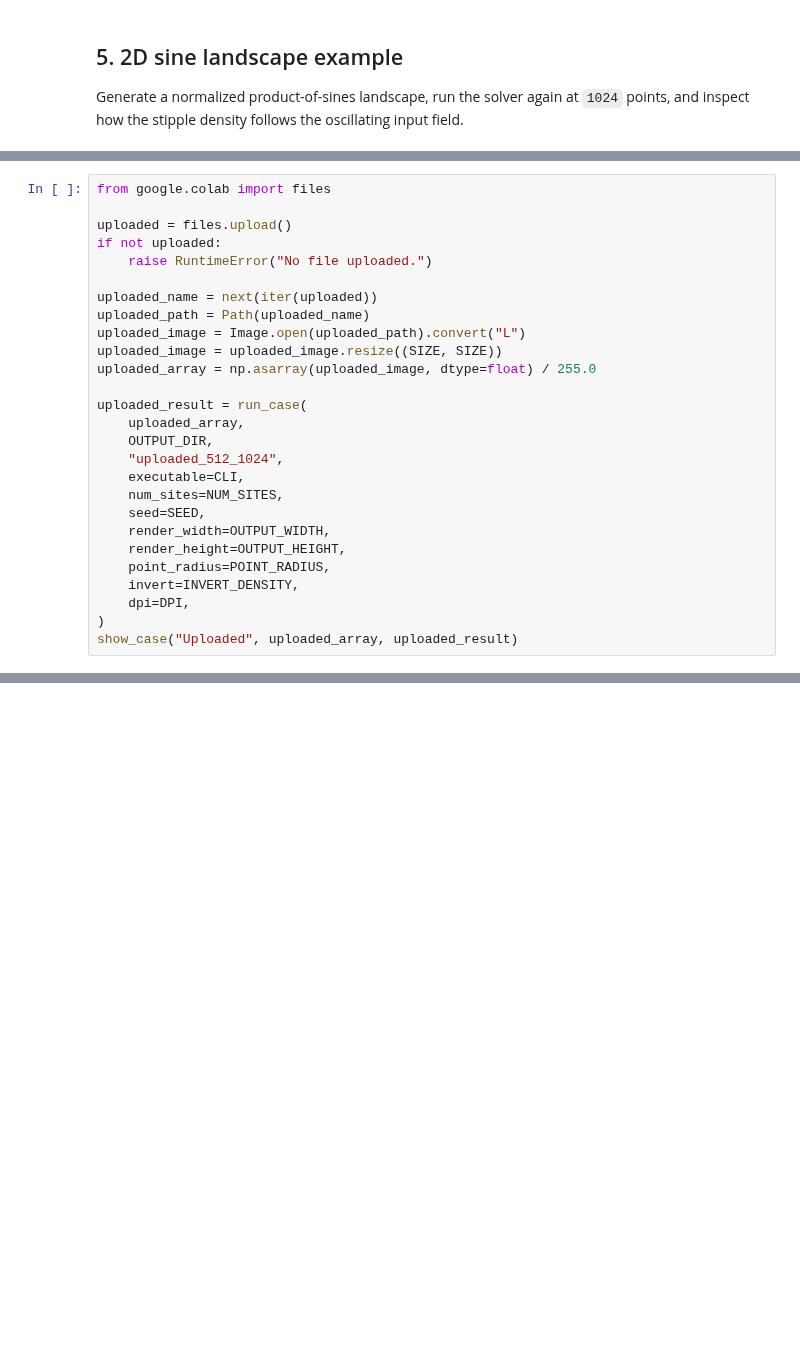
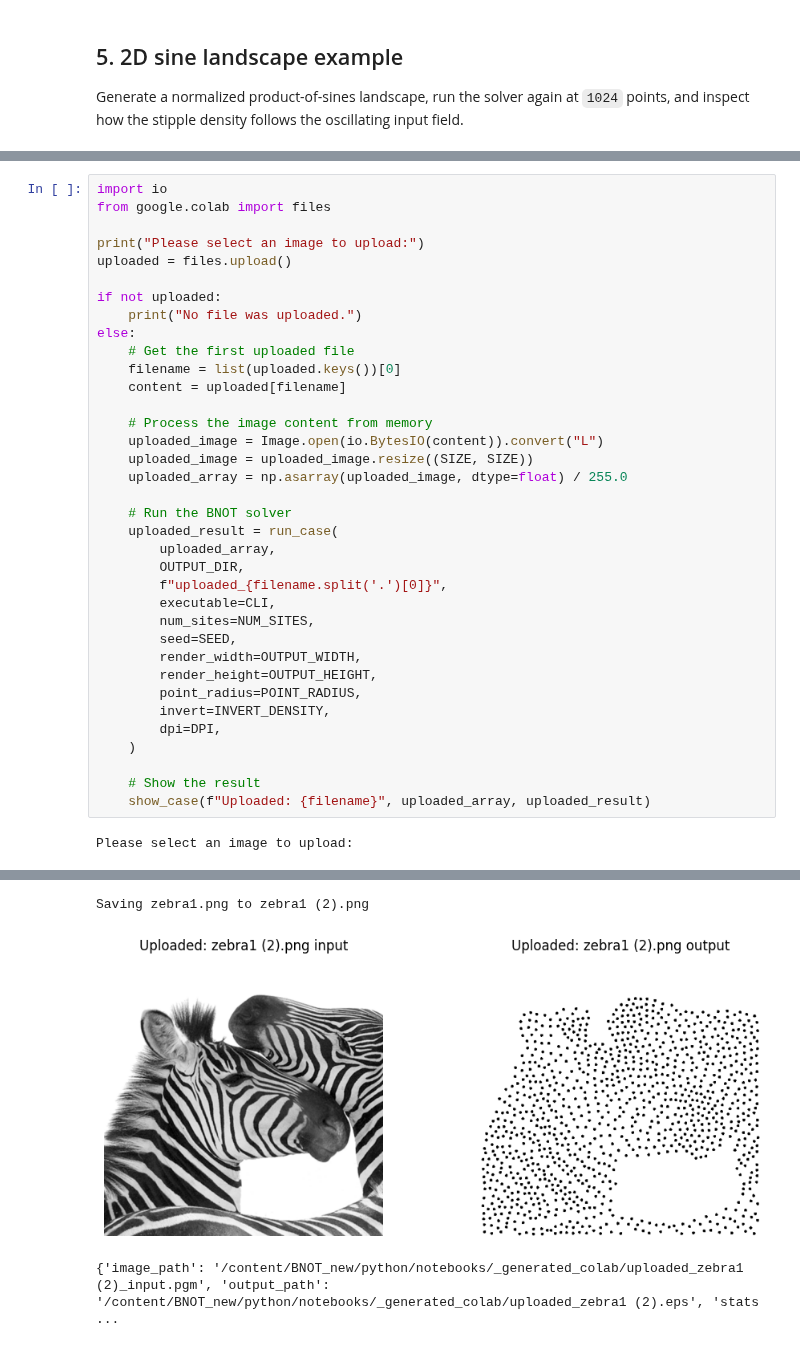
Before and after one commit to Musialski-Research-Group/BNOT_new, a Jupyter notebook: python/notebooks/bnot_quickstart_colab.ipynb, the cells around one changed output, grey strips where cells are left out. Drawn from its saved outputs; the diff is of its cells as text; blank space fills up the shorter version.

```diff
--- a/python/notebooks/bnot_quickstart_colab.ipynb
+++ b/python/notebooks/bnot_quickstart_colab.ipynb
@@ -233,27 +296,38 @@ Upload any image, convert it to grayscale with Pillow, resize it to the configur
 # %%
+import io
 from google.colab import files
 
+print("Please select an image to upload:")
 uploaded = files.upload()
+
 if not uploaded:
-    raise RuntimeError("No file uploaded.")
+    print("No file was uploaded.")
+else:
+    # Get the first uploaded file
+    filename = list(uploaded.keys())[0]
+    content = uploaded[filename]
 
-uploaded_name = next(iter(uploaded))
-uploaded_path = Path(uploaded_name)
-uploaded_image = Image.open(uploaded_path).convert("L")
-uploaded_image = uploaded_image.resize((SIZE, SIZE))
-uploaded_array = np.asarray(uploaded_image, dtype=float) / 255.0
+    # Process the image content from memory
+    uploaded_image = Image.open(io.BytesIO(content)).convert("L")
+    uploaded_image = uploaded_image.resize((SIZE, SIZE))
+    uploaded_array = np.asarray(uploaded_image, dtype=float) / 255.0
 
-uploaded_result = run_case(
-    uploaded_array,
-    OUTPUT_DIR,
-    "uploaded_512_1024",
-    executable=CLI,
-    num_sites=NUM_SITES,
-    seed=SEED,
-    render_width=OUTPUT_WIDTH,
-    render_height=OUTPUT_HEIGHT,
-    point_radius=POINT_RADIUS,
-    invert=INVERT_DENSITY,
-    dpi=DPI,
-)
-show_case("Uploaded", uploaded_array, uploaded_result)
+    # Run the BNOT solver
+    uploaded_result = run_case(
+        uploaded_array,
+        OUTPUT_DIR,
+        f"uploaded_{filename.split('.')[0]}",
+        executable=CLI,
+        num_sites=NUM_SITES,
+        seed=SEED,
+        render_width=OUTPUT_WIDTH,
+        render_height=OUTPUT_HEIGHT,
+        point_radius=POINT_RADIUS,
+        invert=INVERT_DENSITY,
+        dpi=DPI,
+    )
+
+    # Show the result
+    show_case(f"Uploaded: {filename}", uploaded_array, uploaded_result)
+# %% [output]
+Please select an image to upload:
@@ -259,0 +335,3 @@ show_case("Uploaded", uploaded_array, uploaded_result)
+Saving zebra1.png to zebra1 (2).png
+[figure, added]
+{'image_path': '/content/BNOT_new/python/notebooks/_generated_colab/uploaded_zebra1 (2)_input.pgm', 'output_path': '/content/BNOT_new/python/notebooks/_generated_colab/uploaded_zebra1 (2).eps', 'stats ...
```
Also changed, not shown: parts of 7 cells of this notebook.
